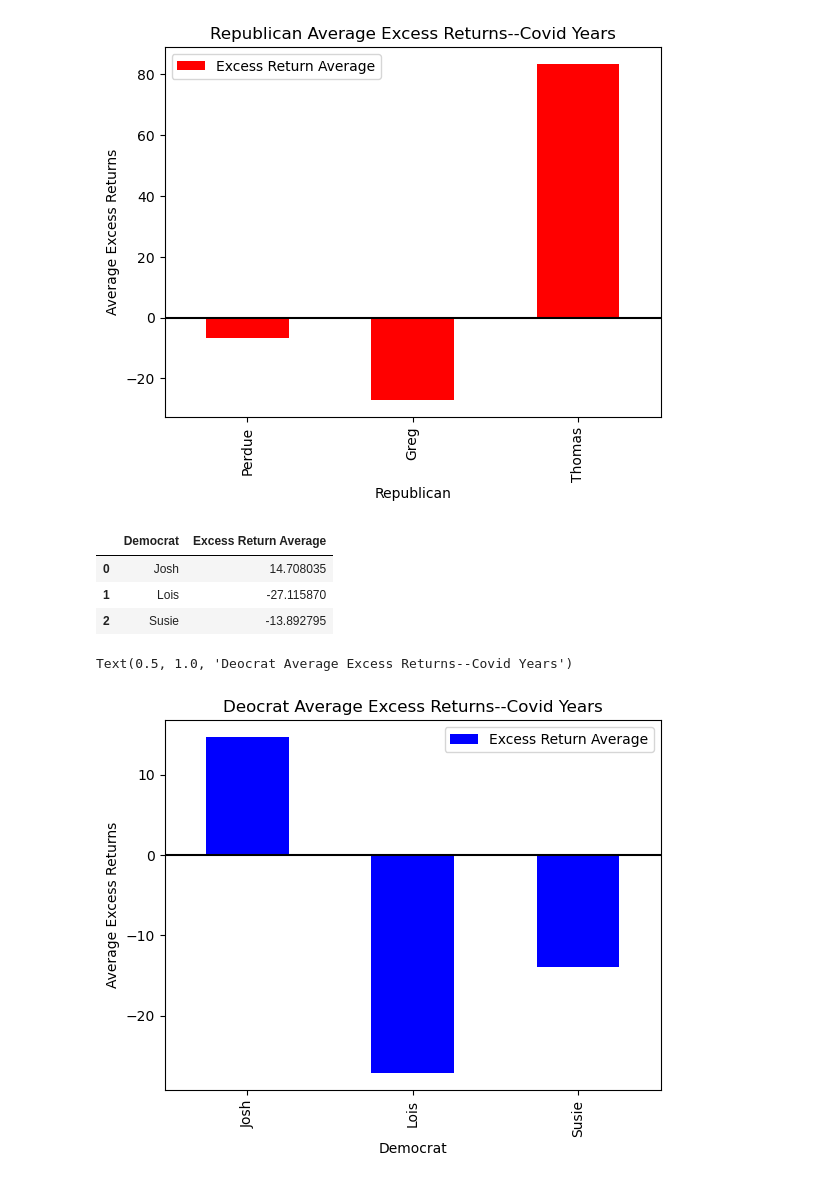
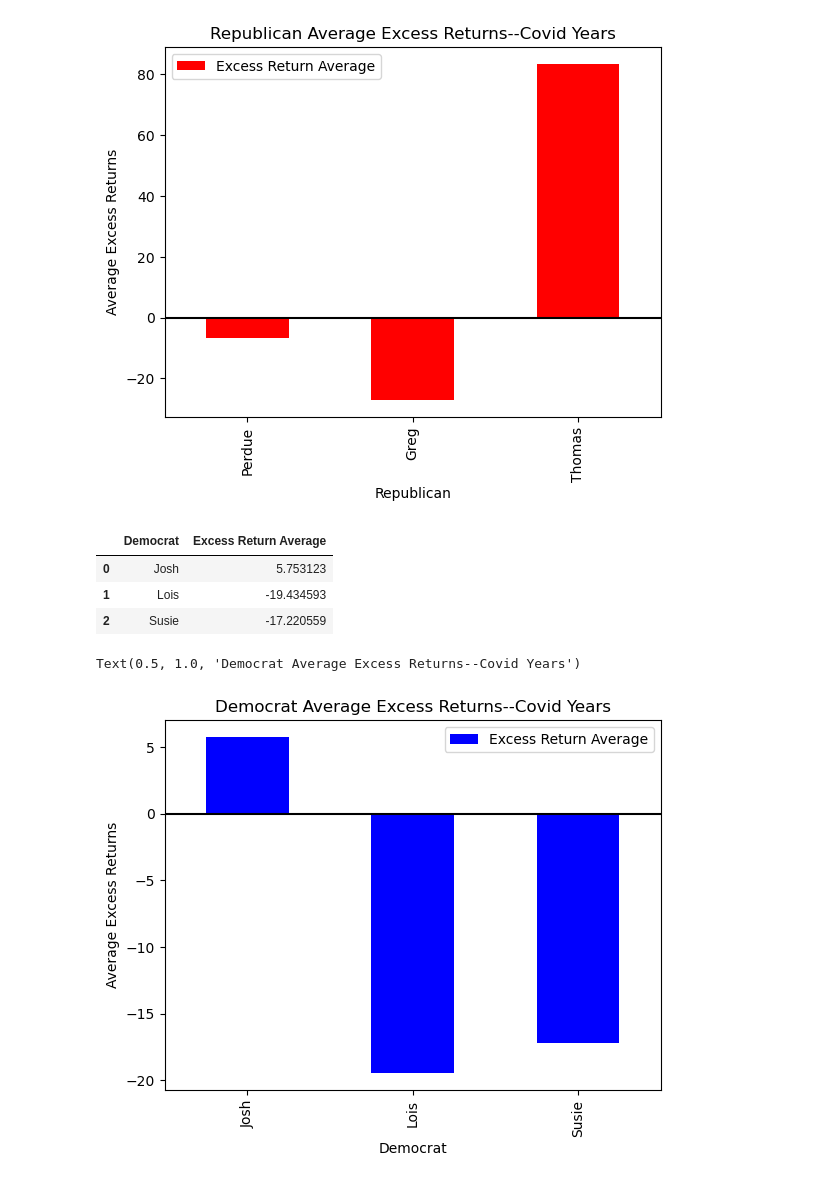
Before and after one commit to tsjohns9/ai-project-1, a Jupyter notebook: shayne.ipynb, the cells around one changed output. Drawn from its saved outputs; the diff is of its cells as text; code cells hidden in the pictures.

```diff
--- a/shayne.ipynb
+++ b/shayne.ipynb
@@ -212,7 +212,7 @@ plt.show()
 <Figure size 1200x1000 with 0 Axes>
 [figure]
 # %%
-top6_fil = top6_df[(top6_df['Traded'] >= '2019') & (top6_df['Traded'] <= '2021')]
+top6_fil = top6_df[(top6_df['Traded'] >= '2019-01-01') & (top6_df['Traded'] <= '2021-12-31')]
 top6_fil
 # %% [output]
 |  | Name | Party | Company | Traded | Transaction | Trade_Size_USD | excess_return | Name_Party |
@@ -552,14 +552,14 @@ dem_excavg_df = pd.DataFrame(dem_exc_avg)
 dem_excavg_df
 # %% [output]
 |  | Democrat | Excess Return Average |
-| 0 | Josh | 14.708035 |
-| 1 | Lois | -27.115870 |
-| 2 | Susie | -13.892795 |
+| 0 | Josh | 5.753123 |
+| 1 | Lois | -19.434593 |
+| 2 | Susie | -17.220559 |
 # %%
 dem_excavg_df.plot.bar(x='Democrat', y="Excess Return Average", color="b")
 plt.axhline(0, color='black', linestyle='-')
 plt.ylabel('Average Excess Returns')
-plt.title('Deocrat Average Excess Returns--Covid Years')
+plt.title('Democrat Average Excess Returns--Covid Years')
 # %% [output]
-Text(0.5, 1.0, 'Deocrat Average Excess Returns--Covid Years')
+Text(0.5, 1.0, 'Democrat Average Excess Returns--Covid Years')
-[figure, old version]
+[figure, new version]
```
Also changed, not shown: parts of 1 cell of this notebook.
